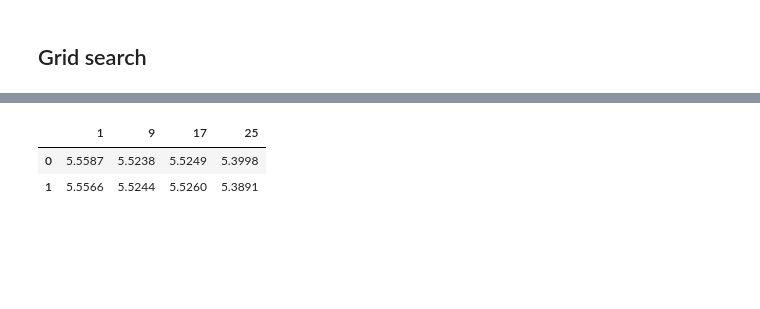
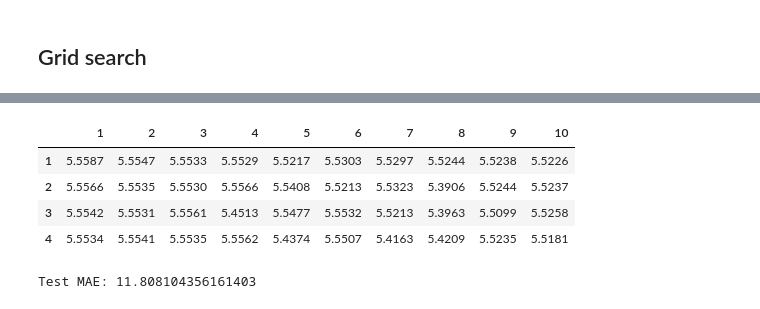
Before and after one commit to mohamedabdomm2/air-quality-morraco, a Jupyter notebook: model_bulding.ipynb, the cells around one changed output, grey strips where cells are left out. Saved outputs shown, nothing was run; the diff lists cells and outputs as text; code cells hidden in the pictures; blank space fills up the shorter version.

Commit message:
ARIMA Model

```diff
--- a/model_bulding.ipynb
+++ b/model_bulding.ipynb
@@ -59,6 +79,6 @@ y_test =  y.iloc[cutoff_test:]
 # %%
-p_params = range(1,26,8)
-q_params = range(1,3)
+p_params = range(1,11)
+q_params = range(1,5)
 # %%
 # Create dictionary to store MAEs
 mae_grid = dict()
@@ -73,7 +93,11 @@ for p in p_params:
         # Note start time
         start_time = time.time()
         # Train model
-        model = ARIMA(y_train,order=order).fit()
+        try:
+            model = ARIMA(y_train,order=order).fit(method_kwargs={"maxiter": 500})
+        except:
+            print(f"Failed to train ARIMA {order}.")
+            continue
         # Calculate model training time
         elapsed_time = round(time.time() - start_time, 2)
         print(f"Trained ARIMA {order} in {elapsed_time} seconds.")
@@ -100,7 +154,16 @@ Trained ARIMA (25, 0, 2) in 40.83 seconds.
 # %%
 mae_df = pd.DataFrame(mae_grid)
+mae_df.index = q_params
 mae_df.round(4)
 # %% [output]
-|  | 1 | 9 | 17 | 25 |
-| 0 | 5.5587 | 5.5238 | 5.5249 | 5.3998 |
-| 1 | 5.5566 | 5.5244 | 5.5260 | 5.3891 |
+|  | 1 | 2 | 3 | 4 | 5 | 6 | 7 | 8 | 9 | 10 |
+| 1 | 5.5587 | 5.5547 | 5.5533 | 5.5529 | 5.5217 | 5.5303 | 5.5297 | 5.5244 | 5.5238 | 5.5226 |
+| 2 | 5.5566 | 5.5535 | 5.5530 | 5.5566 | 5.5408 | 5.5213 | 5.5323 | 5.3906 | 5.5244 | 5.5237 |
+| 3 | 5.5542 | 5.5531 | 5.5561 | 5.4513 | 5.5477 | 5.5532 | 5.5213 | 5.3963 | 5.5099 | 5.5258 |
+| 4 | 5.5534 | 5.5541 | 5.5535 | 5.5562 | 5.4374 | 5.5507 | 5.4163 | 5.4209 | 5.5235 | 5.5181 |
+# %%
+y_pred_test = model.predict(y_test.index.min(), y_test.index.max())
+test_mae = mean_absolute_error(y_test,y_pred_test)
+print("Test MAE:", test_mae)
+# %% [output]
+Test MAE: 11.808104356161403
```
Also changed, not shown: parts of 13 cells of this notebook, 1 other file.
